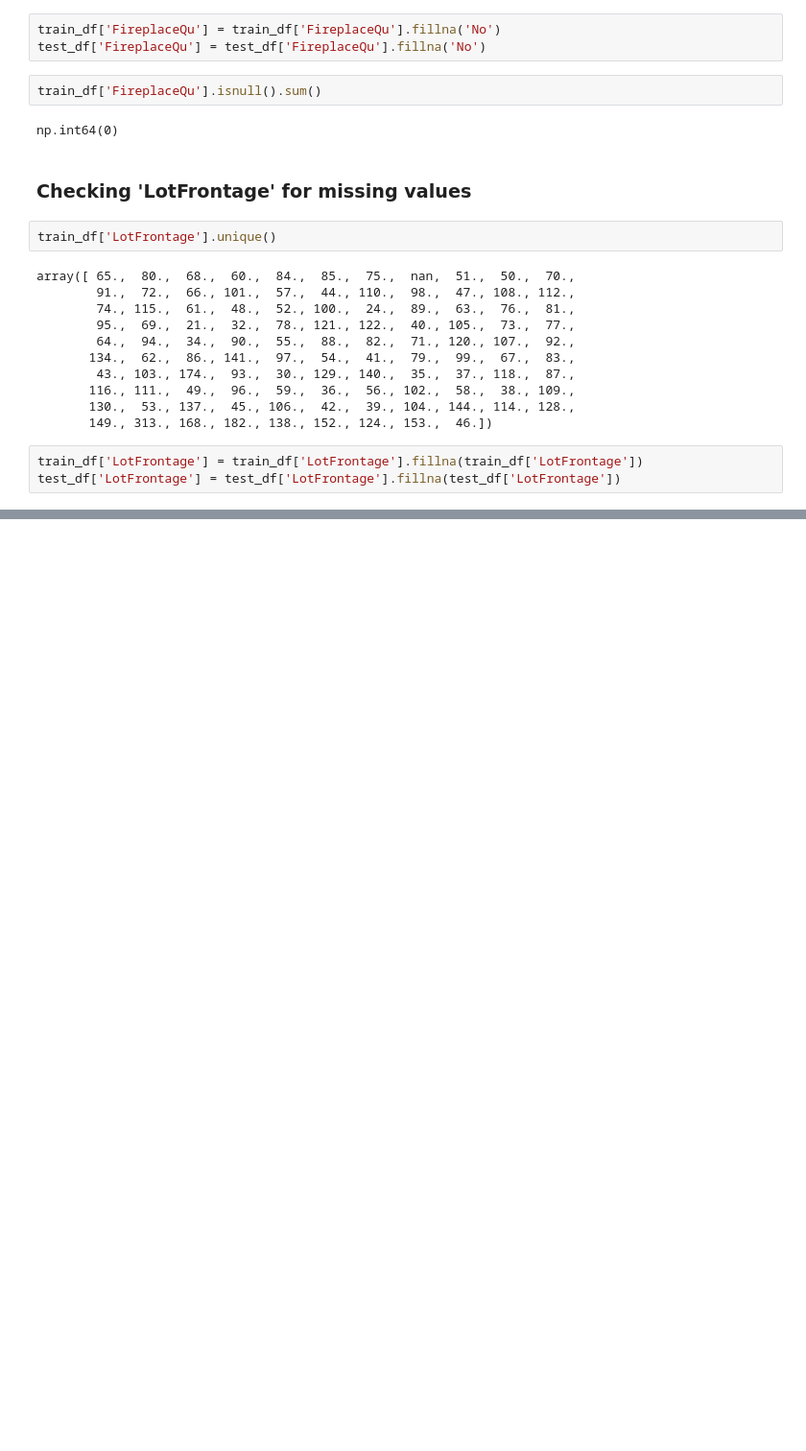
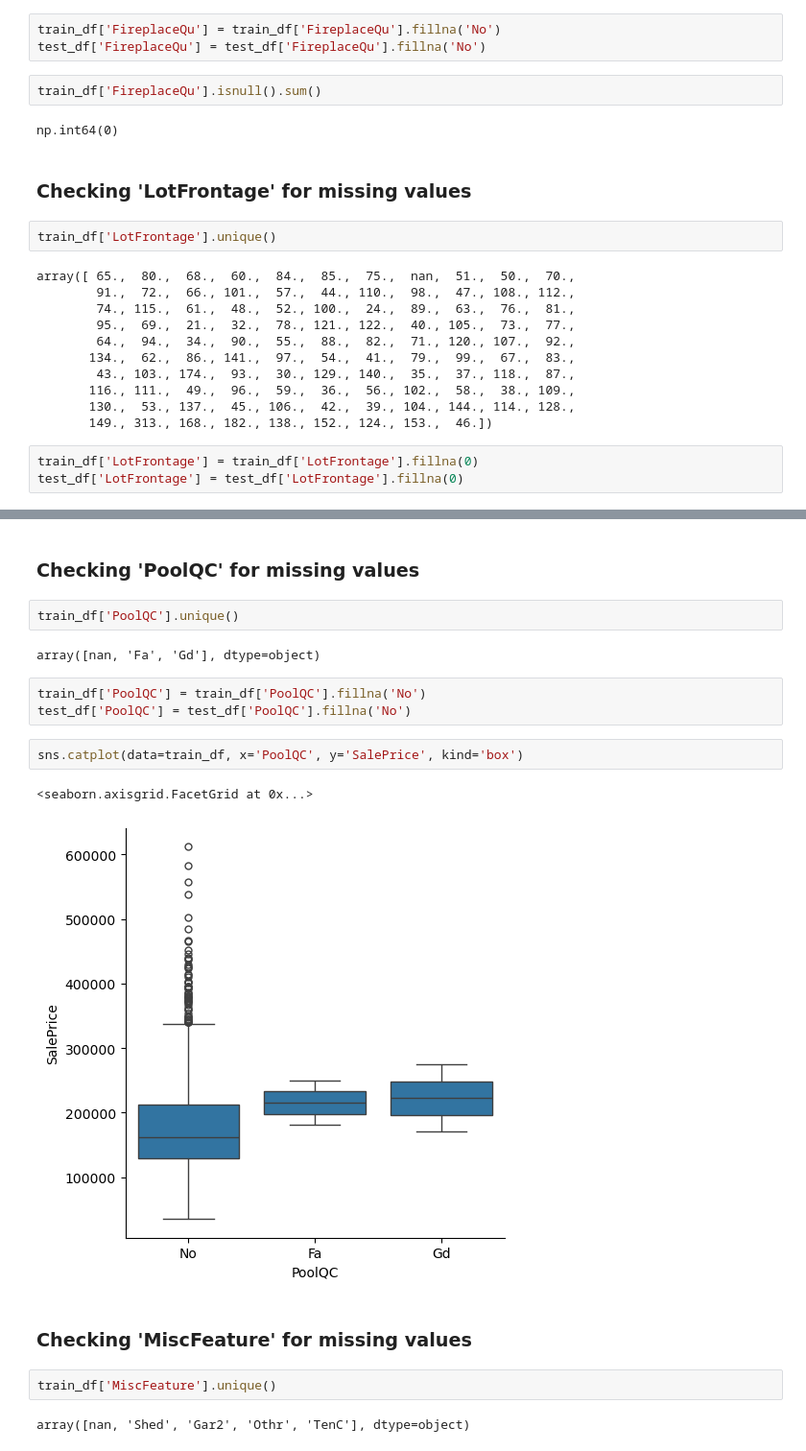
Before and after one commit to AkmalFazli27/house-prices-prediction, a Jupyter notebook: house_prices.ipynb, the cells around one changed output, grey strips where cells are left out. Shown at 96% size. Drawn from its saved outputs; the diff is of its cells as text; blank space fills up the shorter version.

Commit message:
Checking the missing value LotFrontage, PoolQC, MiscFeature

```diff
--- a/house_prices.ipynb
+++ b/house_prices.ipynb
@@ -621,5 +601,5 @@ array([ 65.,  80.,  68.,  60.,  84.,  85.,  75.,  nan,  51.,  50.,  70.,
        130.,  53., 137.,  45., 106.,  42.,  39., 104., 144., 114., 128.,
        149., 313., 168., 182., 138., 152., 124., 153.,  46.])
 # %%
-train_df['LotFrontage'] = train_df['LotFrontage'].fillna(train_df['LotFrontage'])
-test_df['LotFrontage'] = test_df['LotFrontage'].fillna(test_df['LotFrontage'])
+train_df['LotFrontage'] = train_df['LotFrontage'].fillna(0)
+test_df['LotFrontage'] = test_df['LotFrontage'].fillna(0)
@@ -625,0 +626,20 @@ test_df['LotFrontage'] = test_df['LotFrontage'].fillna(test_df['LotFrontage'])
+# %% [markdown]
+### Checking 'PoolQC' for missing values
+# %%
+train_df['PoolQC'].unique()
+# %% [output]
+array([nan, 'Fa', 'Gd'], dtype=object)
+# %%
+train_df['PoolQC'] = train_df['PoolQC'].fillna('No')
+test_df['PoolQC'] = test_df['PoolQC'].fillna('No')
+# %%
+sns.catplot(data=train_df, x='PoolQC', y='SalePrice', kind='box')
+# %% [output]
+<seaborn.axisgrid.FacetGrid at 0x...>
+[figure, added]
+# %% [markdown]
+### Checking 'MiscFeature' for missing values
+# %%
+train_df['MiscFeature'].unique()
+# %% [output]
+array([nan, 'Shed', 'Gar2', 'Othr', 'TenC'], dtype=object)
```
Also changed, not shown: parts of 4 cells of this notebook.
